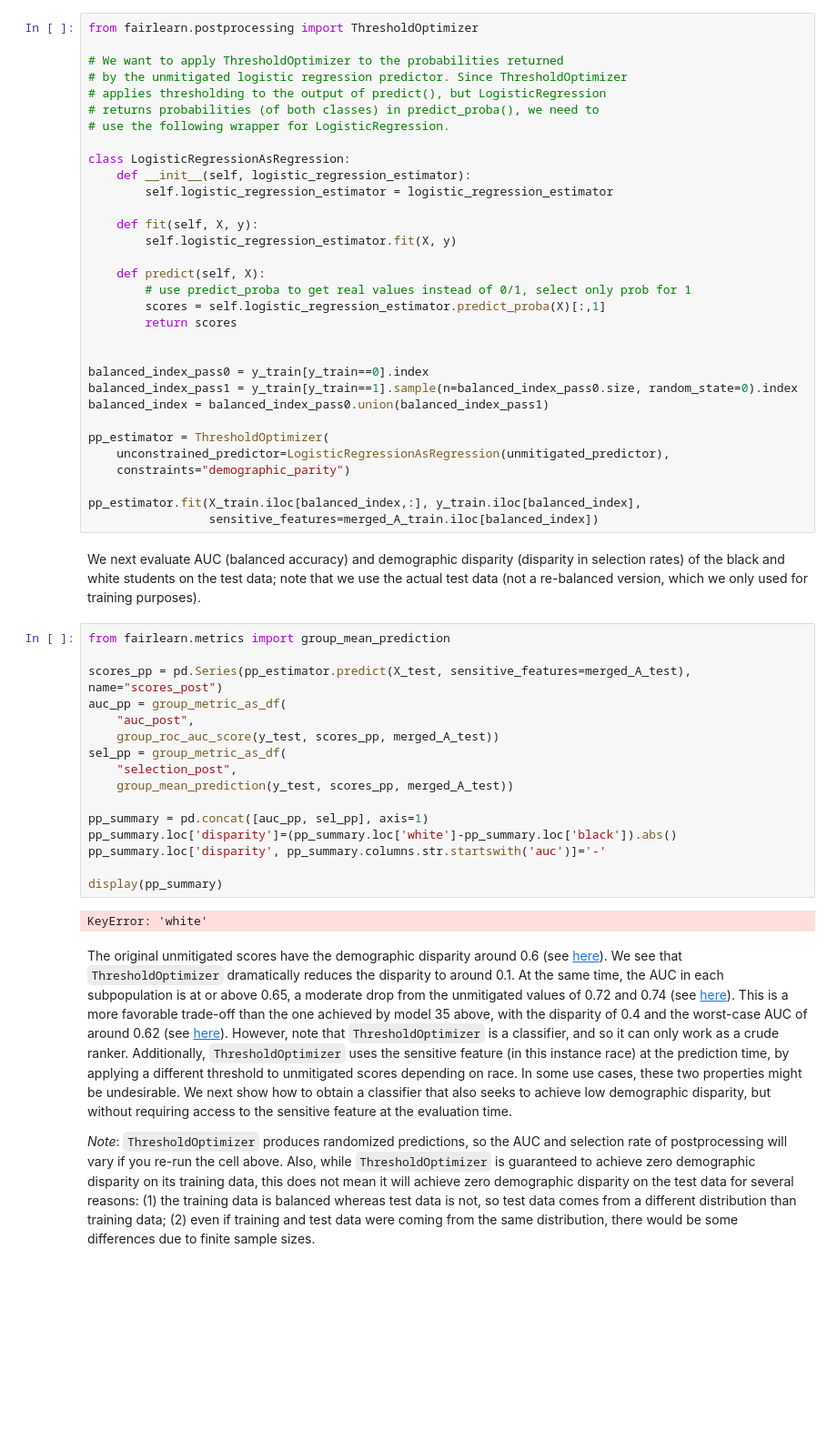
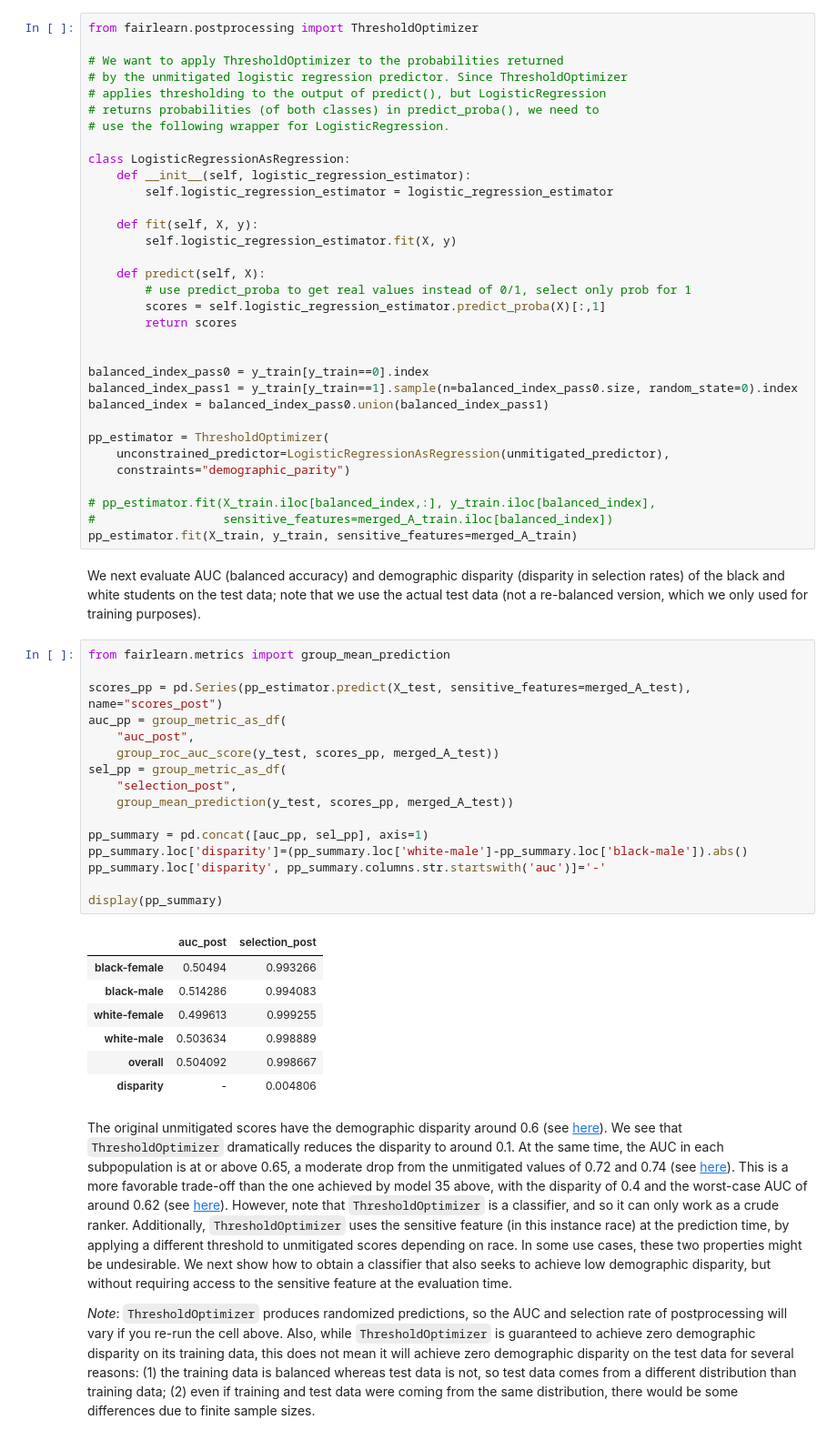
Before and after one commit to fairlearn/fairlearn, a Jupyter notebook: notebooks/Mitigating Disparities in Ranking from Binary Data.ipynb, the cells around one changed output. Shown at 91% size. Cells and saved outputs as stored; diff of their text form; blank space fills up the shorter version.

Commit message:
adjust notebook to work with multiple sensitive features
Signed-off-by: Roman Lutz <rolutz@microsoft.com>

```diff
--- a/notebooks/Mitigating Disparities in Ranking from Binary Data.ipynb
+++ b/notebooks/Mitigating Disparities in Ranking from Binary Data.ipynb
@@ -345,28 +370,35 @@ pp_estimator = ThresholdOptimizer(
     unconstrained_predictor=LogisticRegressionAsRegression(unmitigated_predictor),
     constraints="demographic_parity")
 
-pp_estimator.fit(X_train.iloc[balanced_index,:], y_train.iloc[balanced_index],
-                 sensitive_features=merged_A_train.iloc[balanced_index])
+# pp_estimator.fit(X_train.iloc[balanced_index,:], y_train.iloc[balanced_index],
+#                  sensitive_features=merged_A_train.iloc[balanced_index])
+pp_estimator.fit(X_train, y_train, sensitive_features=merged_A_train)
 # %% [markdown]
 We next evaluate AUC (balanced accuracy) and demographic disparity (disparity in selection rates) of the black and white students on the test data; note that we use the actual test data (not a re-balanced version, which we only used for training purposes).
 # %%
 from fairlearn.metrics import group_mean_prediction
 
 scores_pp = pd.Series(pp_estimator.predict(X_test, sensitive_features=merged_A_test), name="scores_post")
 auc_pp = group_metric_as_df(
     "auc_post",
     group_roc_auc_score(y_test, scores_pp, merged_A_test))
 sel_pp = group_metric_as_df(
     "selection_post",
     group_mean_prediction(y_test, scores_pp, merged_A_test))
 
 pp_summary = pd.concat([auc_pp, sel_pp], axis=1)
-pp_summary.loc['disparity']=(pp_summary.loc['white']-pp_summary.loc['black']).abs()
+pp_summary.loc['disparity']=(pp_summary.loc['white-male']-pp_summary.loc['black-male']).abs()
 pp_summary.loc['disparity', pp_summary.columns.str.startswith('auc')]='-'
 
 display(pp_summary)
 # %% [output]
-KeyError: 'white'
+|  | auc_post | selection_post |
+| black-female | 0.50494 | 0.993266 |
+| black-male | 0.514286 | 0.994083 |
+| white-female | 0.499613 | 0.999255 |
+| white-male | 0.503634 | 0.998889 |
+| overall | 0.504092 | 0.998667 |
+| disparity | - | 0.004806 |
 # %% [markdown]
 The original unmitigated scores have the demographic disparity around 0.6 (see [here](#disparity_unmitigated)). We see that `ThresholdOptimizer` dramatically reduces the disparity to around 0.1. At the same time, the AUC in each subpopulation is at or above 0.65, a moderate drop from the unmitigated values of 0.72 and 0.74 (see [here](#auc_unmitigated)). This is a more favorable trade-off than the one achieved by model 35 above, with the disparity of 0.4 and the worst-case AUC of around 0.62 (see [here](#grid_search_comparison)). However, note that `ThresholdOptimizer` is a classifier, and so it can only work as a crude ranker. Additionally, `ThresholdOptimizer` uses the sensitive feature (in this instance race) at the prediction time, by applying a different threshold to unmitigated scores depending on race. In some use cases, these two properties might be undesirable. We next show how to obtain a classifier that also seeks to achieve low demographic disparity, but without requiring access to the sensitive feature at the evaluation time.
 
```
Also changed, not shown: parts of 10 cells of this notebook.
